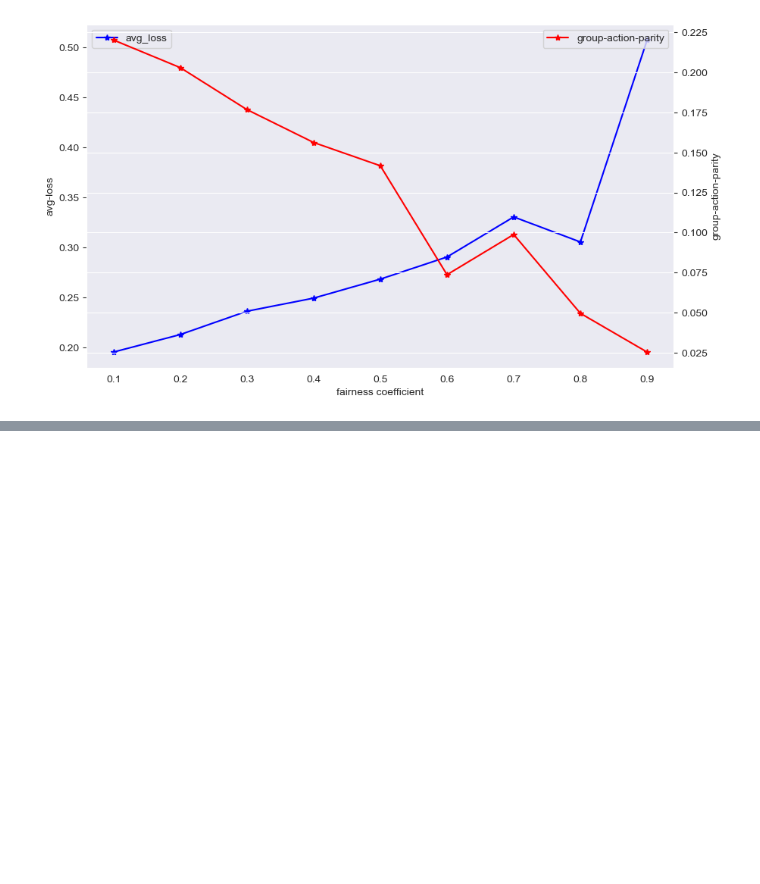
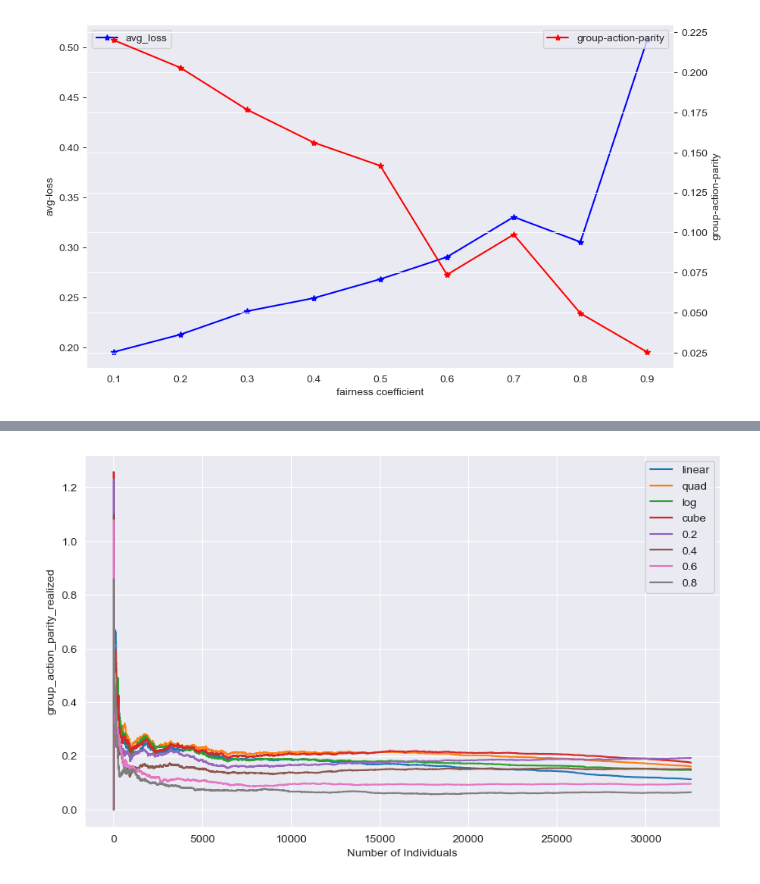
Before and after one commit to wangtianyu61/fa-alg, a Jupyter notebook: figure.ipynb, the cells around one changed output, grey strips where cells are left out. Saved outputs shown, nothing was run; the diff lists cells and outputs as text; code cells hidden in the pictures; blank space fills up the shorter version.

```diff
--- a/figure.ipynb
+++ b/figure.ipynb
@@ -226,0 +292,70 @@ df.groupby(['gamma', 'fair_loss_type'])[['avg_loss', 'loss_parity', 'worst_group
+# %%
+#temp code for debug use, add data from adult_new feature_param to the _summary file
+import pandas as pd
+
+df_all = pd.read_csv('results/adult/adult_summarynew_group-action-parity.csv')
+feature_param = ['linear', 'quad', 'log', 'cube']
+for idx in range(10):
+    for feature in feature_param:
+        df_append = pd.read_csv('results/adult/adult_new/adult_group-action-parity_' + feature + '_' + str(idx) + '.csv')
+        df_append = pd.DataFrame(df_append.iloc[-1:])
+
+        df_append['gamma'], df_append['fair_type'], df_append['ind_parity'] = 100, 'group-action-parity', feature
+        df_append['avg_loss'] = df_append['cumu_loss'] / float(sum([df_append['cumu_num_' + str(i)] for i in range(4)]))
+        for i in range(4):
+            df_append['avg_loss_' + str(i)] = df_append['cumu_loss_' + str(i)] / df_append['cumu_num_' + str(i)]
+        df_append = df_append.drop(columns = ['Unnamed: 0', 'group', 'action', 'step_loss', 'cumu_num_0', 'cumu_num_1', 'cumu_num_2', 'cumu_num_3'])
+
+        df_all = pd.concat([df_all, df_append])
+
+df_all.to_csv('results/adult/adult_summarynew_group-action-parity2.csv', index = None)
+# %%
+# aggregated version of regret-plot figure
+import matplotlib.pyplot as plt
+import seaborn as sns
+import pandas as pd
+import numpy as np
+import os
+from src.datasets.tabular import ADULT, BRFSS, CANDC, COMPAS, GERMAN
+dataset = ADULT
+
+output_path = 'results/adult/adult_new/'
+filename = dataset + '_summary.csv'
+action_type = 'group-action-parity'
+metric = 'group_action_parity_realized'
+idx = 0
+feature_name = 'linear'
+
+
+plt.figure(figsize = (10, 6), dpi = 100)
+sns.set_style('darkgrid')
+
+
+
+for feature_name in ['linear', 'quad', 'log', 'cube', 0.2, 0.4, 0.6, 0.8]:
+    result = 0
+    for idx in range(10):
+        filename = dataset + '_' + action_type + '_' + str(feature_name) + '_' + str(idx) + '.csv'
+        df = pd.read_csv(os.path.join(output_path, filename))
+        df = df.rename(columns = {'Unnamed: 0': 'time'})
+        if metric == 'worst-group-loss':
+            loss_list = [column for column in df.columns if column.startswith('cumu_loss_')]
+            df[metric] = df.loc[:,loss_list].T.max()
+        elif metric in ['cumu_loss', 'loss_parity', 'group_action_parity_realized', 'individual_loss_parity_realized']:
+            pass
+        else:
+            pass
+        result += np.array(list(df[metric]))/10
+
+        if metric == 'individual-parity':
+            new_result = [element * (i + 1) for i, element in enumerate(result)]
+        else:
+            new_result = result
+    plt.plot(list(df['time']), list(new_result), label = str(feature_name))
+plt.xlabel('Number of Individuals')
+plt.ylabel(metric)
+plt.legend()
+#plt.savefig()
+plt.show()
+# %% [output]
+[figure, added]
```
Also changed, not shown: parts of 8 cells of this notebook, 7 other files.
